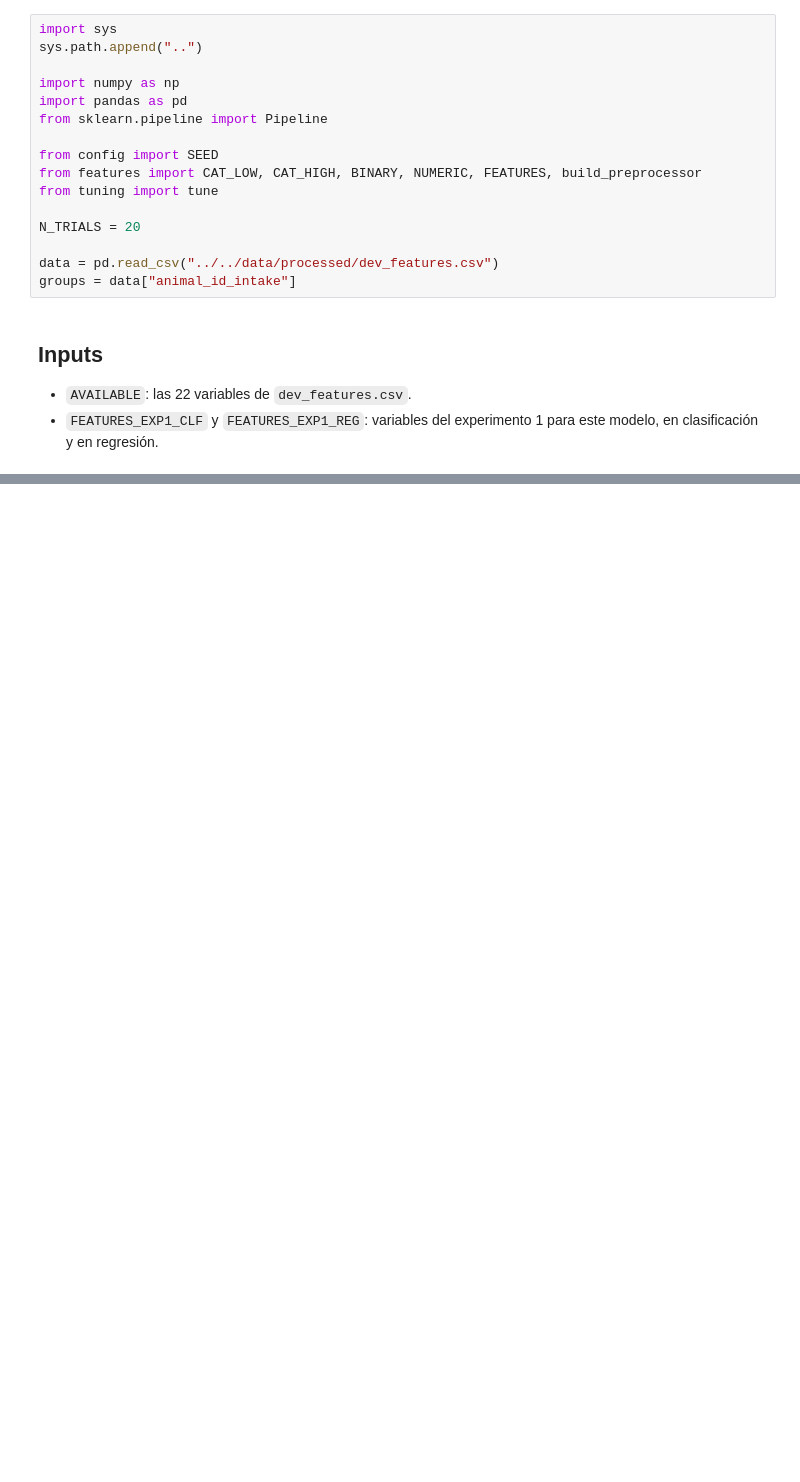
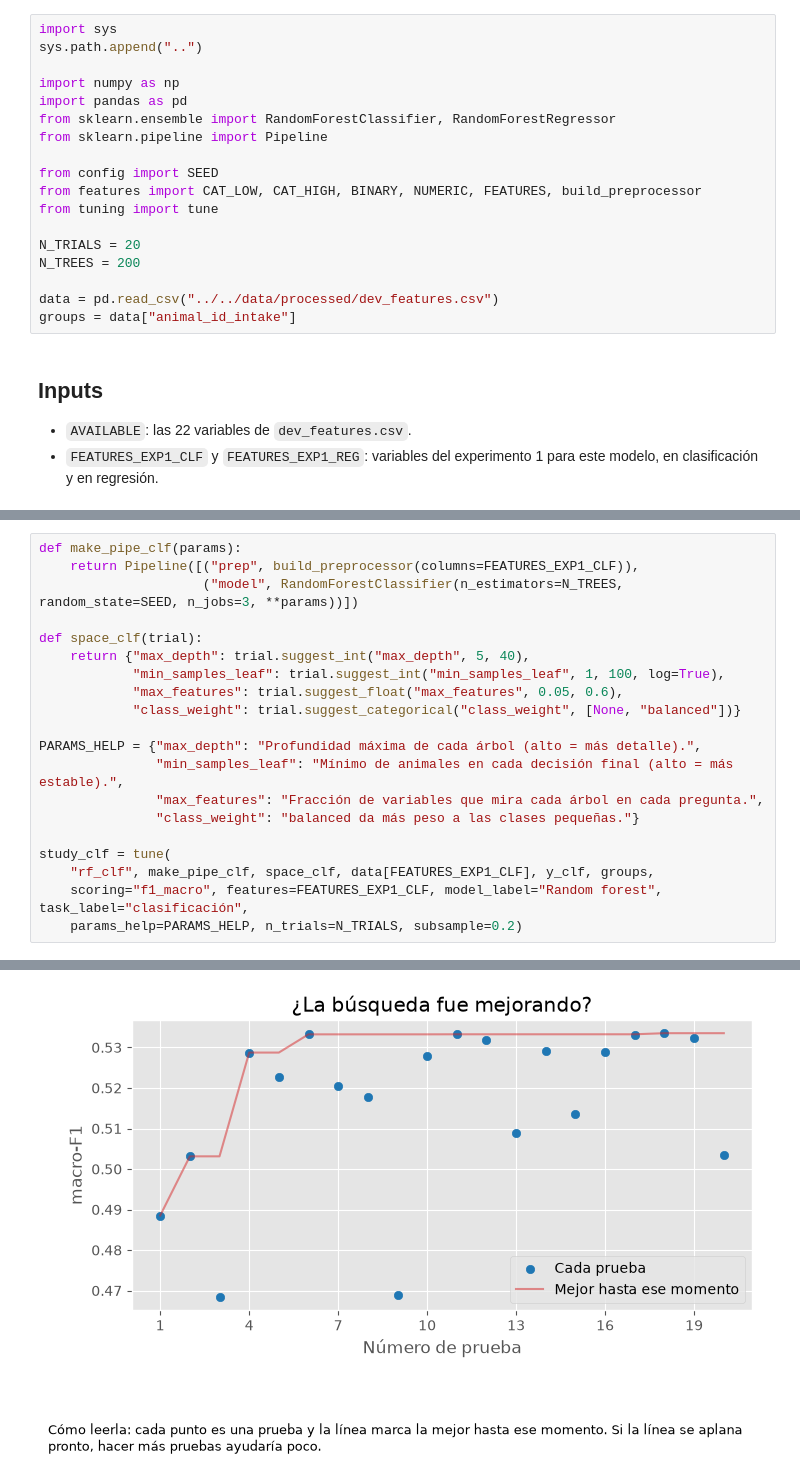
Before and after one commit to JorgeAVargasC/mucsi-ml-animal-shelter-project, a Jupyter notebook: notebooks/04-hyperparameter-optimization-experiment-1/04.1-random-forest.ipynb, the cells around one changed output, grey strips where cells are left out. Drawn from its saved outputs; the diff is of its cells as text; blank space fills up the shorter version.

```diff
--- a/notebooks/04-hyperparameter-optimization-experiment-1/04.1-random-forest.ipynb
+++ b/notebooks/04-hyperparameter-optimization-experiment-1/04.1-random-forest.ipynb
@@ -18,6 +18,7 @@ sys.path.append("..")
 
 import numpy as np
 import pandas as pd
+from sklearn.ensemble import RandomForestClassifier, RandomForestRegressor
 from sklearn.pipeline import Pipeline
 
 from config import SEED
@@ -25,6 +26,7 @@ from features import CAT_LOW, CAT_HIGH, BINARY, NUMERIC, FEATURES, build_preproc
 from tuning import tune
 
 N_TRIALS = 20
+N_TREES = 200
 
 data = pd.read_csv("../../data/processed/dev_features.csv")
 groups = data["animal_id_intake"]
@@ -69,0 +75,21 @@ Objetivo: `y_log_days`, solo con las filas donde `y_outcome == "Adoption"`. Se e
+# %%
+def make_pipe_clf(params):
+    return Pipeline([("prep", build_preprocessor(columns=FEATURES_EXP1_CLF)),
+                     ("model", RandomForestClassifier(n_estimators=N_TREES, random_state=SEED, n_jobs=3, **params))])
+
+def space_clf(trial):
+    return {"max_depth": trial.suggest_int("max_depth", 5, 40),
+            "min_samples_leaf": trial.suggest_int("min_samples_leaf", 1, 100, log=True),
+            "max_features": trial.suggest_float("max_features", 0.05, 0.6),
+            "class_weight": trial.suggest_categorical("class_weight", [None, "balanced"])}
+
+PARAMS_HELP = {"max_depth": "Profundidad máxima de cada árbol (alto = más detalle).",
+               "min_samples_leaf": "Mínimo de animales en cada decisión final (alto = más estable).",
+               "max_features": "Fracción de variables que mira cada árbol en cada pregunta.",
+               "class_weight": "balanced da más peso a las clases pequeñas."}
+
+study_clf = tune(
+    "rf_clf", make_pipe_clf, space_clf, data[FEATURES_EXP1_CLF], y_clf, groups,
+    scoring="f1_macro", features=FEATURES_EXP1_CLF, model_label="Random forest", task_label="clasificación",
+    params_help=PARAMS_HELP, n_trials=N_TRIALS, subsample=0.2)
+# %% [output]
@@ -69,0 +113 @@ Objetivo: `y_log_days`, solo con las filas donde `y_outcome == "Adoption"`. Se e
+[figure, added]
```
Also changed, not shown: parts of 8 cells of this notebook, 22 other files.
